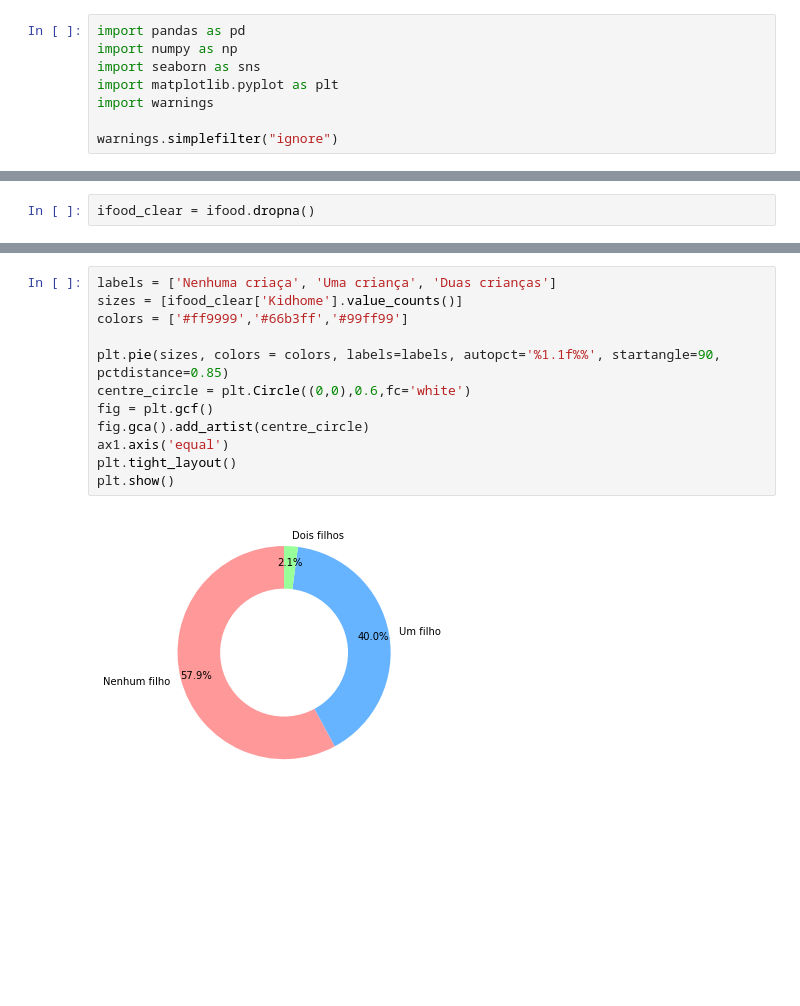
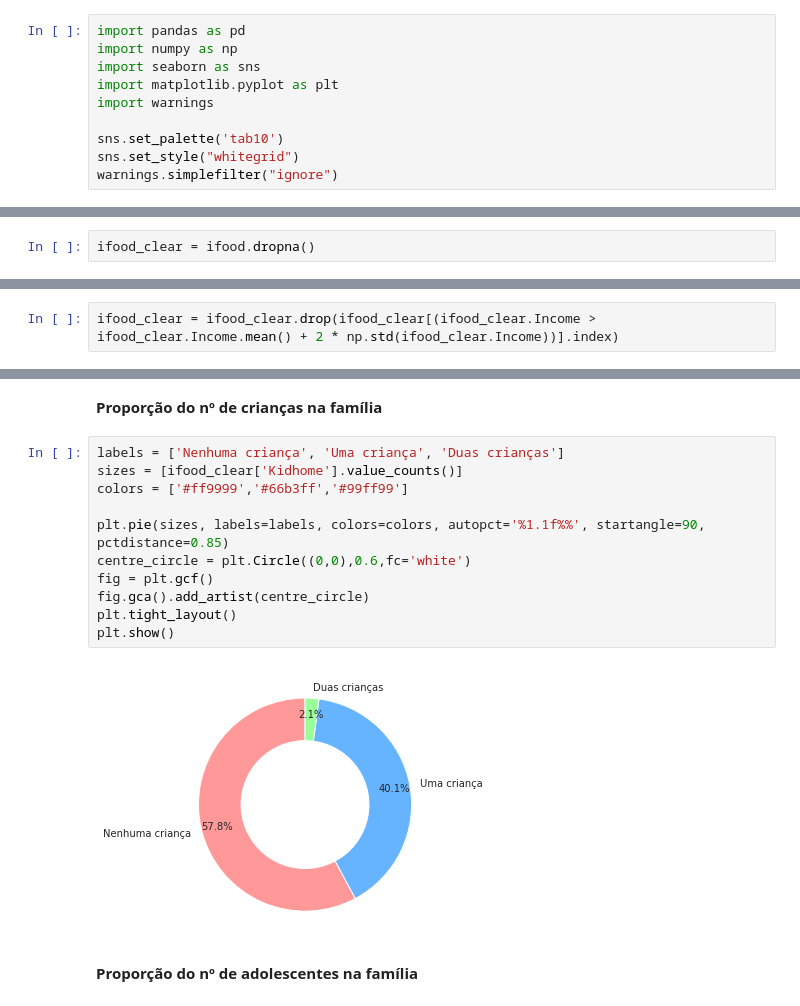
Before and after one commit to amarildo86/datascience, a Jupyter notebook: Ifood.ipynb, the cells around one changed output, grey strips where cells are left out. Drawn from its saved outputs; the diff is of its cells as text; blank space fills up the shorter version.

```diff
--- a/Ifood.ipynb
+++ b/Ifood.ipynb
@@ -7,4 +7,6 @@ import seaborn as sns
 import matplotlib.pyplot as plt
 import warnings
 
+sns.set_palette('tab10')
+sns.set_style("whitegrid")
 warnings.simplefilter("ignore")
@@ -97,0 +149,2 @@ sns.despine(offset=10, trim=True)
+# %%
+ifood_clear = ifood_clear.drop(ifood_clear[(ifood_clear.Income > ifood_clear.Income.mean() + 2 * np.std(ifood_clear.Income))].index)
@@ -107,17 +183,20 @@ sns.countplot(x='Idade', data=best_products)
+# %% [markdown]
+**Proporção do nº de crianças na família**
 # %%
-labels = ['Nenhuma criaça', 'Uma criança', 'Duas crianças']
+labels = ['Nenhuma criança', 'Uma criança', 'Duas crianças']
 sizes = [ifood_clear['Kidhome'].value_counts()]
 colors = ['#ff9999','#66b3ff','#99ff99']
 
-plt.pie(sizes, colors = colors, labels=labels, autopct='%1.1f%%', startangle=90, pctdistance=0.85)
+plt.pie(sizes, labels=labels, colors=colors, autopct='%1.1f%%', startangle=90, pctdistance=0.85)
 centre_circle = plt.Circle((0,0),0.6,fc='white')
 fig = plt.gcf()
 fig.gca().add_artist(centre_circle)
-ax1.axis('equal')
 plt.tight_layout()
 plt.show()
 # %% [output]
-[figure, old version]
+[figure, new version]
+# %% [markdown]
+**Proporção do nº de adolescentes na família**
 # %%
 labels = ['Nenhum adolescente', 'Um adolescente', 'Dois adolescentes']
 sizes = [ifood_clear['Teenhome'].value_counts()]
```
Also changed, not shown: parts of 43 cells of this notebook.
